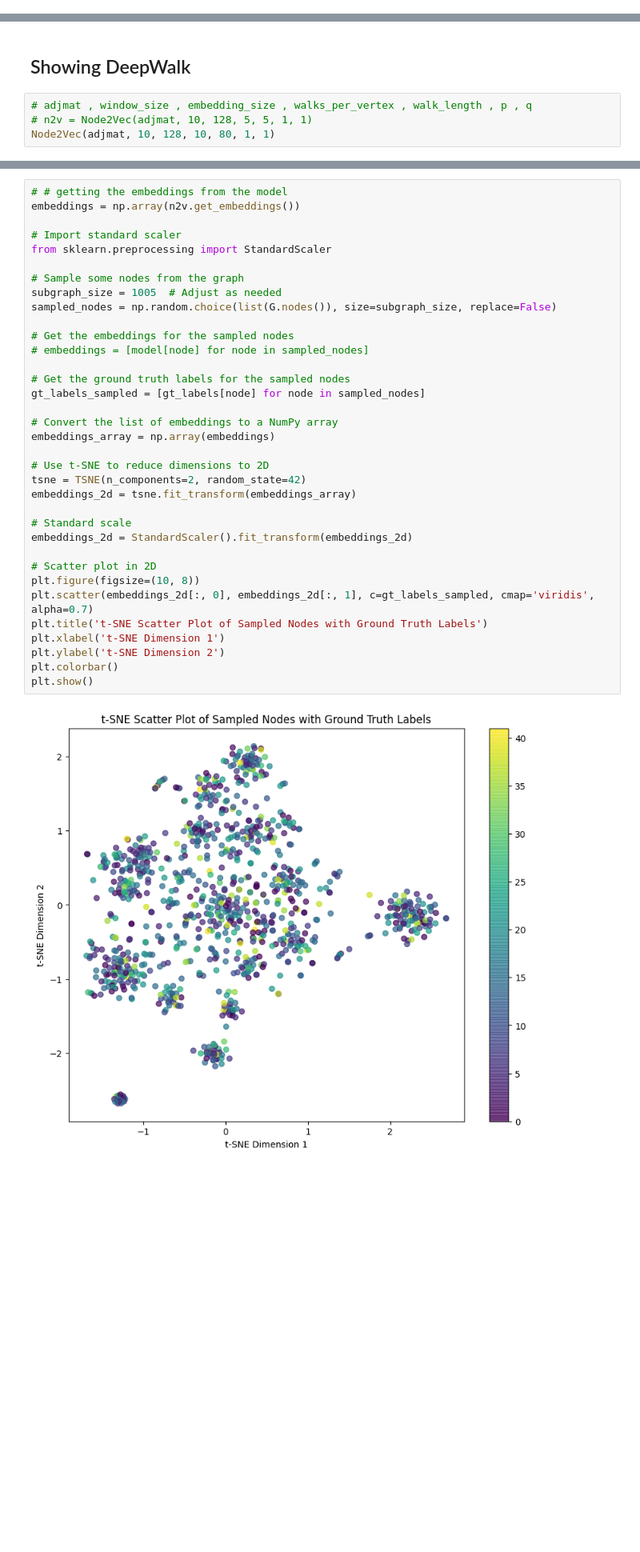
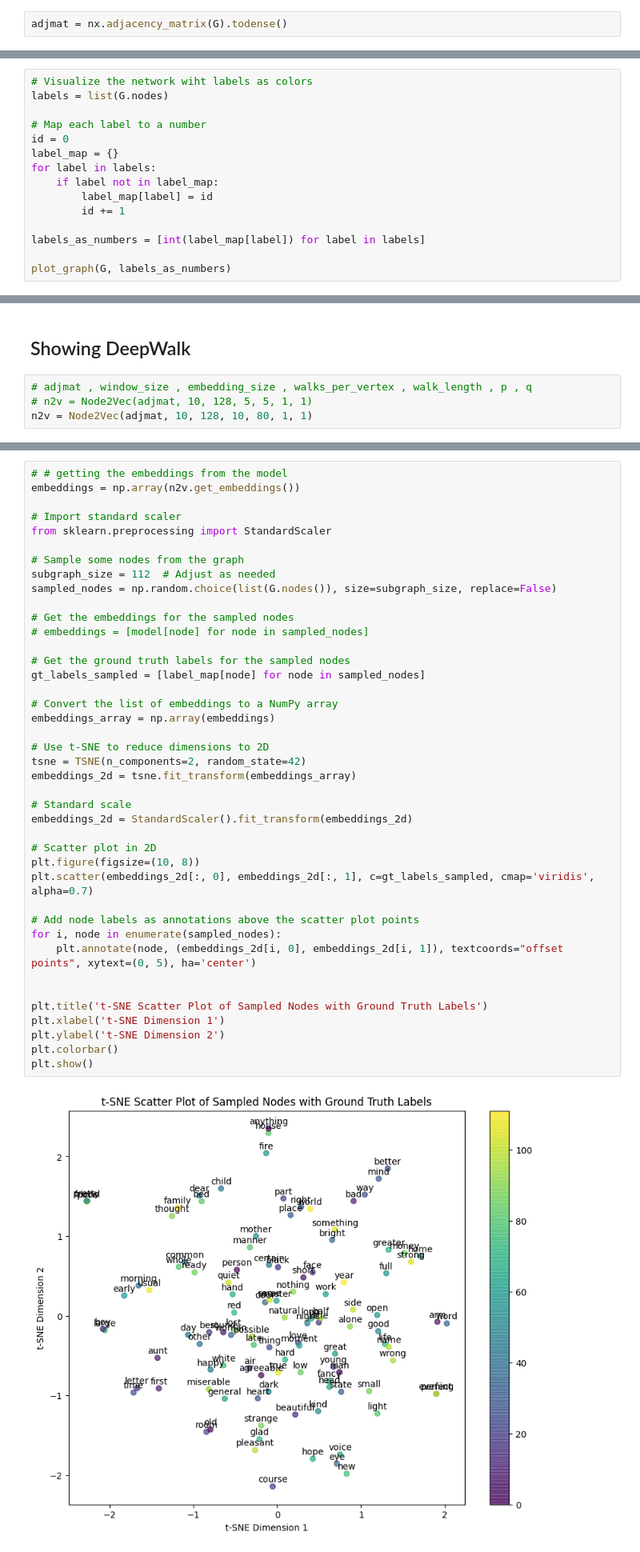
Before and after one commit to Anika-Roy/Exploring_Graph_Embeddings, a Jupyter notebook: david_copperfield/word_adjj_visu.ipynb, the cells around one changed output, grey strips where cells are left out. Shown at 80% size. Cells and saved outputs as stored; diff of their text form; blank space fills up the shorter version.

```diff
--- a/david_copperfield/word_adjj_visu.ipynb
+++ b/david_copperfield/word_adjj_visu.ipynb
@@ -406,0 +359,2 @@ Ground Truth Labels:
+# %%
+adjmat = nx.adjacency_matrix(G).todense()
@@ -406,0 +371,15 @@ Ground Truth Labels:
+# %%
+# Visualize the network wiht labels as colors
+labels = list(G.nodes)
+
+# Map each label to a number
+id = 0
+label_map = {}
+for label in labels:
+    if label not in label_map:
+        label_map[label] = id
+        id += 1
+
+labels_as_numbers = [int(label_map[label]) for label in labels]
+
+plot_graph(G, labels_as_numbers)
@@ -409,4 +390,4 @@ Ground Truth Labels:
 # %%
 # adjmat , window_size , embedding_size , walks_per_vertex , walk_length , p , q
 # n2v = Node2Vec(adjmat, 10, 128, 5, 5, 1, 1)
-Node2Vec(adjmat, 10, 128, 10, 80, 1, 1)
+n2v = Node2Vec(adjmat, 10, 128, 10, 80, 1, 1)
@@ -439,36 +418,42 @@ embeddings = np.array(n2v.get_embeddings())
 # Import standard scaler
 from sklearn.preprocessing import StandardScaler
 
 # Sample some nodes from the graph
-subgraph_size = 1005  # Adjust as needed
+subgraph_size = 112  # Adjust as needed
 sampled_nodes = np.random.choice(list(G.nodes()), size=subgraph_size, replace=False)
 
 # Get the embeddings for the sampled nodes
 # embeddings = [model[node] for node in sampled_nodes]
 
 # Get the ground truth labels for the sampled nodes
-gt_labels_sampled = [gt_labels[node] for node in sampled_nodes]
+gt_labels_sampled = [label_map[node] for node in sampled_nodes]
 
 # Convert the list of embeddings to a NumPy array
 embeddings_array = np.array(embeddings)
 
 # Use t-SNE to reduce dimensions to 2D
 tsne = TSNE(n_components=2, random_state=42)
 embeddings_2d = tsne.fit_transform(embeddings_array)
 
 # Standard scale
 embeddings_2d = StandardScaler().fit_transform(embeddings_2d)
 
 # Scatter plot in 2D
 plt.figure(figsize=(10, 8))
 plt.scatter(embeddings_2d[:, 0], embeddings_2d[:, 1], c=gt_labels_sampled, cmap='viridis', alpha=0.7)
+
+# Add node labels as annotations above the scatter plot points
+for i, node in enumerate(sampled_nodes):
+    plt.annotate(node, (embeddings_2d[i, 0], embeddings_2d[i, 1]), textcoords="offset points", xytext=(0, 5), ha='center')
+
+
 plt.title('t-SNE Scatter Plot of Sampled Nodes with Ground Truth Labels')
 plt.xlabel('t-SNE Dimension 1')
 plt.ylabel('t-SNE Dimension 2')
 plt.colorbar()
 plt.show()
 # %% [output]
-[figure, old version]
+[figure, new version]
 # %%
 # # getting the embeddings from the model
 embeddings = np.array(n2v.get_embeddings())
```
Also changed, not shown: parts of 11 cells of this notebook, 4 other files.
